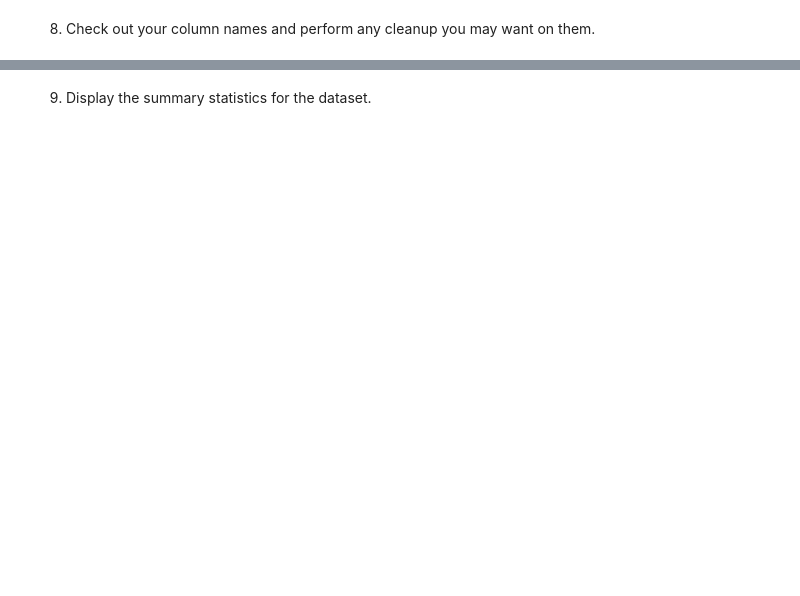
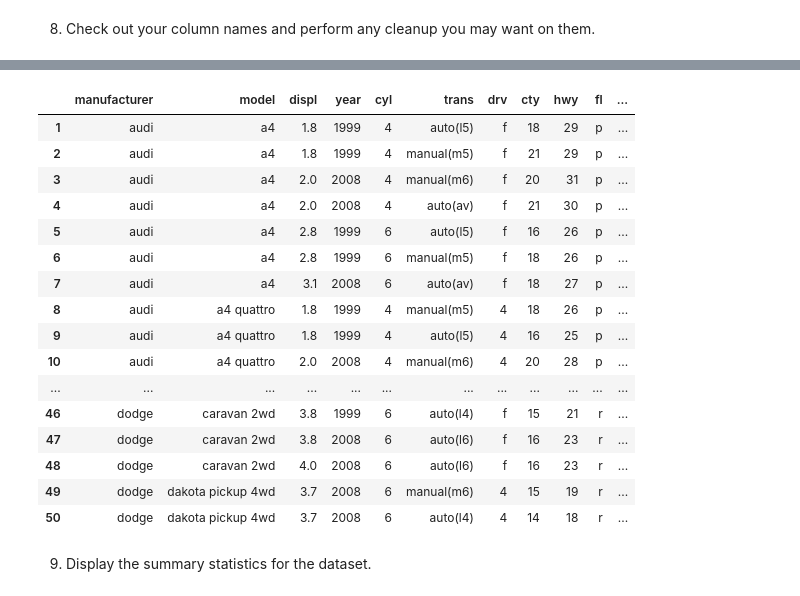
Before and after one commit to Tyler-Applegate/numpy-pandas-visualization-exercises, a Jupyter notebook: advanced_dataframes.ipynb, the cells around one changed output, grey strips where cells are left out. Saved outputs shown, nothing was run; the diff lists cells and outputs as text; code cells hidden in the pictures; blank space fills up the shorter version.

```diff
--- a/advanced_dataframes.ipynb
+++ b/advanced_dataframes.ipynb
@@ -174,2 +221,5 @@ Exercises II
 # %% [markdown]
 5. Load the mpg dataset from PyDataset.
+# %%
+mpg_df = data('mpg')
+mpg_df.head()
@@ -181,0 +285,20 @@ Exercises II
+# %%
+mpg_df.head(50)
+# %% [output]
+|  | manufacturer | model | displ | year | cyl | trans | drv | cty | hwy | fl | ... |
+| 1 | audi | a4 | 1.8 | 1999 | 4 | auto(l5) | f | 18 | 29 | p | ... |
+| 2 | audi | a4 | 1.8 | 1999 | 4 | manual(m5) | f | 21 | 29 | p | ... |
+| 3 | audi | a4 | 2.0 | 2008 | 4 | manual(m6) | f | 20 | 31 | p | ... |
+| 4 | audi | a4 | 2.0 | 2008 | 4 | auto(av) | f | 21 | 30 | p | ... |
+| 5 | audi | a4 | 2.8 | 1999 | 6 | auto(l5) | f | 16 | 26 | p | ... |
+| 6 | audi | a4 | 2.8 | 1999 | 6 | manual(m5) | f | 18 | 26 | p | ... |
+| 7 | audi | a4 | 3.1 | 2008 | 6 | auto(av) | f | 18 | 27 | p | ... |
+| 8 | audi | a4 quattro | 1.8 | 1999 | 4 | manual(m5) | 4 | 18 | 26 | p | ... |
+| 9 | audi | a4 quattro | 1.8 | 1999 | 4 | auto(l5) | 4 | 16 | 25 | p | ... |
+| 10 | audi | a4 quattro | 2.0 | 2008 | 4 | manual(m6) | 4 | 20 | 28 | p | ... |
+| ... | ... | ... | ... | ... | ... | ... | ... | ... | ... | ... | ... |
+| 46 | dodge | caravan 2wd | 3.8 | 1999 | 6 | auto(l4) | f | 15 | 21 | r | ... |
+| 47 | dodge | caravan 2wd | 3.8 | 2008 | 6 | auto(l6) | f | 16 | 23 | r | ... |
+| 48 | dodge | caravan 2wd | 4.0 | 2008 | 6 | auto(l6) | f | 16 | 23 | r | ... |
+| 49 | dodge | dakota pickup 4wd | 3.7 | 2008 | 6 | manual(m6) | 4 | 15 | 19 | r | ... |
+| 50 | dodge | dakota pickup 4wd | 3.7 | 2008 | 6 | auto(l4) | 4 | 14 | 18 | r | ... |
```
Also changed, not shown: parts of 25 cells of this notebook.
